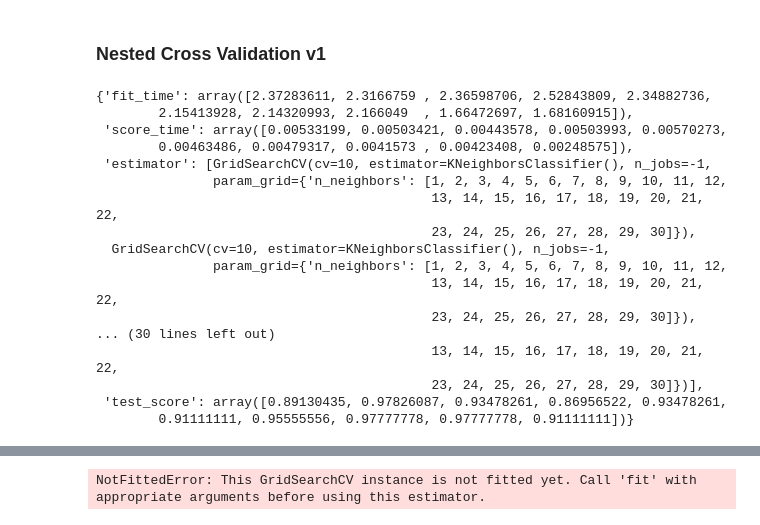
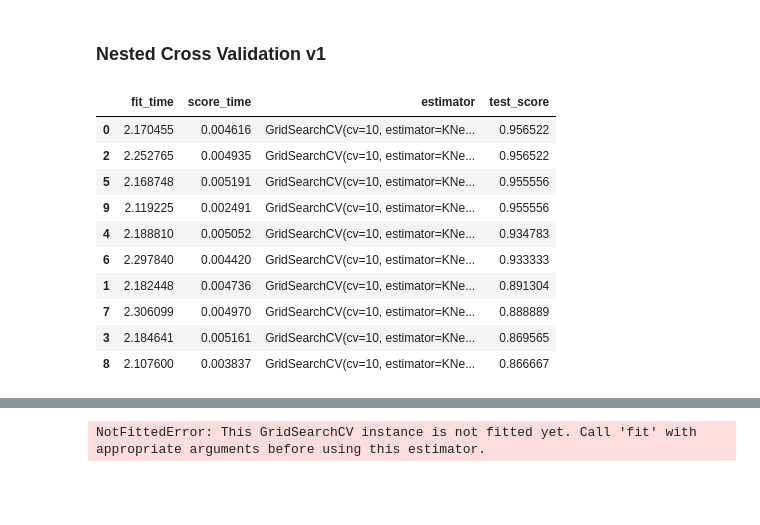
Before and after one commit to dehsheikh/Data_Science, a Jupyter notebook: NestedCrossValidation/Nested Cross Validation.ipynb, the cells around one changed output, grey strips where cells are left out. Cells and saved outputs as stored; diff of their text form; code cells hidden in the pictures; blank space fills up the shorter version.

Commit message:
modified Nested Cross Validation v1

```diff
--- a/NestedCrossValidation/Nested Cross Validation.ipynb
+++ b/NestedCrossValidation/Nested Cross Validation.ipynb
@@ -199,30 +199,25 @@ numberOfFolds = 10
 # %%
 from sklearn.model_selection import cross_validate
 gridSearchCV03 = GridSearchCV(knn, params, cv = numberOfFolds, n_jobs = -1)
 #gridSearchCV03.fit(X_train, y_train)
 #print(gridSearchCV03.best_score_, gridSearchCV03.best_params_)
 # Explain difference between cross_val_score and cross_validate
 #cross_val_score(gridSearchCV03, X_train, y_train, cv = numberOfFolds, n_jobs = -1)
 nestedCrossValidation = cross_validate(
     gridSearchCV03, X_train, y_train, cv = numberOfFolds,
     scoring = 'accuracy', n_jobs = -1, return_estimator = True
 )
-nestedCrossValidation
+pd.DataFrame(nestedCrossValidation)
+pd.DataFrame(nestedCrossValidation).sort_values('test_score', ascending = False)
 # %% [output]
-{'fit_time': array([2.37283611, 2.3166759 , 2.36598706, 2.52843809, 2.34882736,
-        2.15413928, 2.14320993, 2.166049  , 1.66472697, 1.68160915]),
- 'score_time': array([0.00533199, 0.00503421, 0.00443578, 0.00503993, 0.00570273,
-        0.00463486, 0.00479317, 0.0041573 , 0.00423408, 0.00248575]),
- 'estimator': [GridSearchCV(cv=10, estimator=KNeighborsClassifier(), n_jobs=-1,
-               param_grid={'n_neighbors': [1, 2, 3, 4, 5, 6, 7, 8, 9, 10, 11, 12,
-                                           13, 14, 15, 16, 17, 18, 19, 20, 21, 22,
-                                           23, 24, 25, 26, 27, 28, 29, 30]}),
-  GridSearchCV(cv=10, estimator=KNeighborsClassifier(), n_jobs=-1,
-               param_grid={'n_neighbors': [1, 2, 3, 4, 5, 6, 7, 8, 9, 10, 11, 12,
-                                           13, 14, 15, 16, 17, 18, 19, 20, 21, 22,
-                                           23, 24, 25, 26, 27, 28, 29, 30]}),
-... (30 lines left out)
-                                           13, 14, 15, 16, 17, 18, 19, 20, 21, 22,
-                                           23, 24, 25, 26, 27, 28, 29, 30]})],
- 'test_score': array([0.89130435, 0.97826087, 0.93478261, 0.86956522, 0.93478261,
-        0.91111111, 0.95555556, 0.97777778, 0.97777778, 0.91111111])}
+|  | fit_time | score_time | estimator | test_score |
+| 0 | 2.170455 | 0.004616 | GridSearchCV(cv=10, estimator=KNe... | 0.956522 |
+| 2 | 2.252765 | 0.004935 | GridSearchCV(cv=10, estimator=KNe... | 0.956522 |
+| 5 | 2.168748 | 0.005191 | GridSearchCV(cv=10, estimator=KNe... | 0.955556 |
+| 9 | 2.119225 | 0.002491 | GridSearchCV(cv=10, estimator=KNe... | 0.955556 |
+| 4 | 2.188810 | 0.005052 | GridSearchCV(cv=10, estimator=KNe... | 0.934783 |
+| 6 | 2.297840 | 0.004420 | GridSearchCV(cv=10, estimator=KNe... | 0.933333 |
+| 1 | 2.182448 | 0.004736 | GridSearchCV(cv=10, estimator=KNe... | 0.891304 |
+| 7 | 2.306099 | 0.004970 | GridSearchCV(cv=10, estimator=KNe... | 0.888889 |
+| 3 | 2.184641 | 0.005161 | GridSearchCV(cv=10, estimator=KNe... | 0.869565 |
+| 8 | 2.107600 | 0.003837 | GridSearchCV(cv=10, estimator=KNe... | 0.866667 |
```
Also changed, not shown: parts of 10 cells of this notebook.
